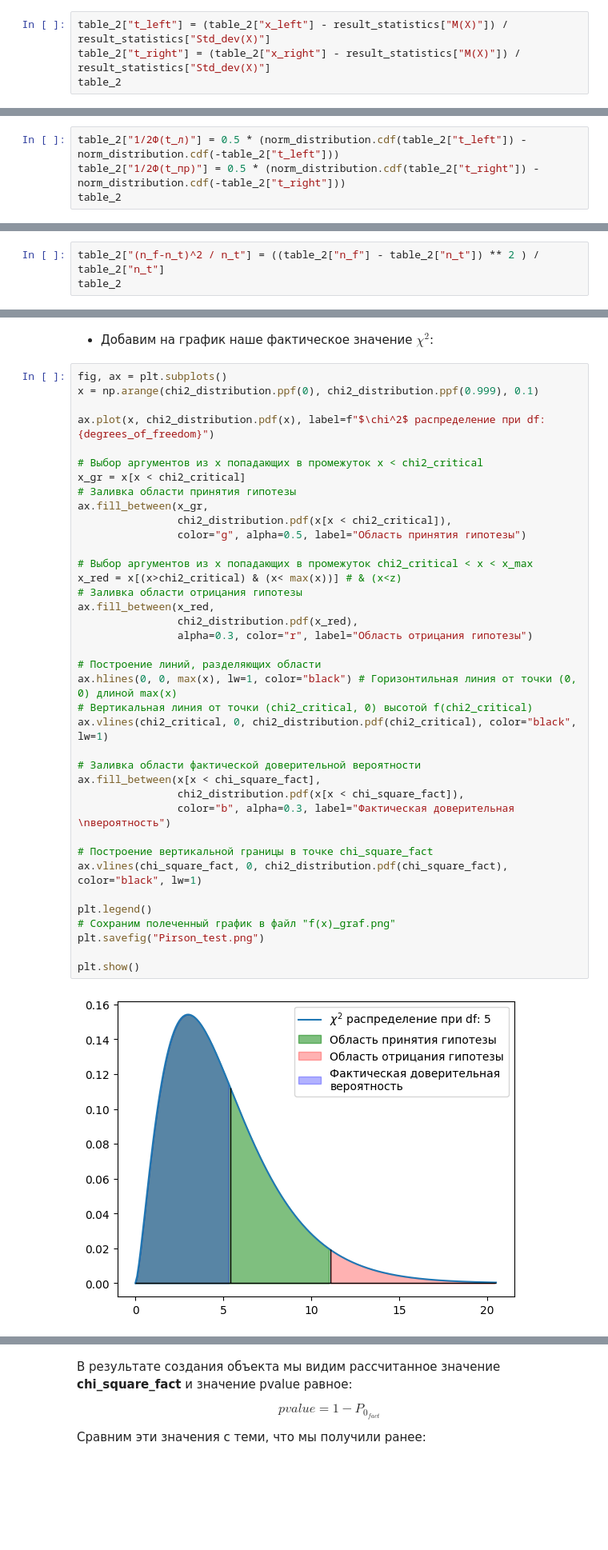
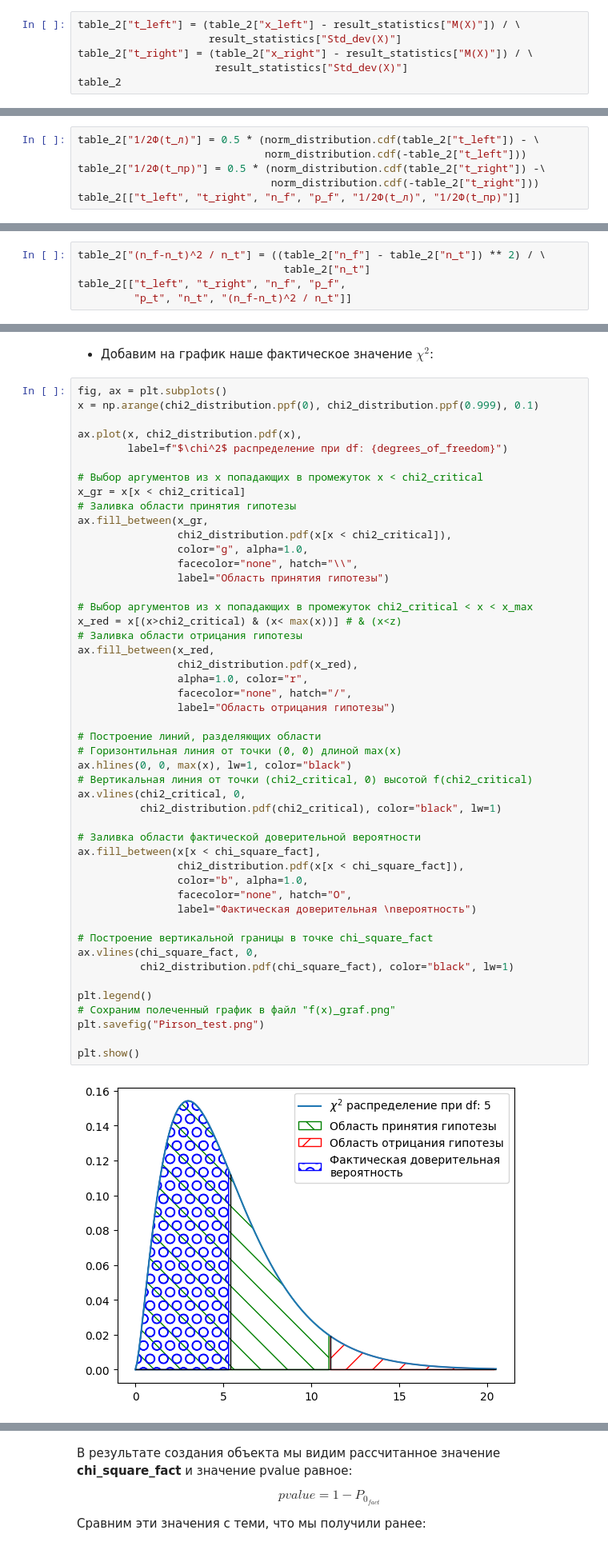
Before and after one commit to Ratven666/BRF, a Jupyter notebook: Part_2/BSR_Statistic_2.ipynb, the cells around one changed output, grey strips where cells are left out. Shown at 80% size. Saved outputs shown, nothing was run; the diff lists cells and outputs as text; blank space fills up the shorter version.

```diff
--- a/Part_2/BSR_Statistic_2.ipynb
+++ b/Part_2/BSR_Statistic_2.ipynb
@@ -106,8 +106,10 @@ table_2
 
 $$ t_i = \frac{x_i - M(X)}{\sigma(X)}: $$
 # %%
-table_2["t_left"] = (table_2["x_left"] - result_statistics["M(X)"]) / result_statistics["Std_dev(X)"]
-table_2["t_right"] = (table_2["x_right"] - result_statistics["M(X)"]) / result_statistics["Std_dev(X)"]
+table_2["t_left"] = (table_2["x_left"] - result_statistics["M(X)"]) / \
+                     result_statistics["Std_dev(X)"]
+table_2["t_right"] = (table_2["x_right"] - result_statistics["M(X)"]) / \
+                      result_statistics["Std_dev(X)"]
 table_2
 # %% [output]
 |  | x_left | x_right | x_avr | n_f | p_f | t_left | t_right |
@@ -288,7 +299,9 @@ plt.show()
 
 Рассчитаем значения $\frac{1}{2}Ф(t_i)$ эквивалентные полученным ранее значением из таблицы интеграла вероятности
 # %%
-table_2["1/2Ф(t_л)"] = 0.5 * (norm_distribution.cdf(table_2["t_left"]) - norm_distribution.cdf(-table_2["t_left"]))
-table_2["1/2Ф(t_пр)"] = 0.5 * (norm_distribution.cdf(table_2["t_right"]) - norm_distribution.cdf(-table_2["t_right"]))
-table_2
+table_2["1/2Ф(t_л)"] = 0.5 * (norm_distribution.cdf(table_2["t_left"]) - \
+                              norm_distribution.cdf(-table_2["t_left"]))
+table_2["1/2Ф(t_пр)"] = 0.5 * (norm_distribution.cdf(table_2["t_right"]) -\
+                               norm_distribution.cdf(-table_2["t_right"]))
+table_2[["t_left", "t_right", "n_f", "p_f", "1/2Ф(t_л)", "1/2Ф(t_пр)"]]
 # %% [output]
@@ -352,6 +367,8 @@ table_2.sum()["n_t"]
 
 $$ \frac{(n_{ф_i} - n_{т_i})^2}{n_{т_i}} :$$
 # %%
-table_2["(n_f-n_t)^2 / n_t"] = ((table_2["n_f"] - table_2["n_t"]) ** 2 ) / table_2["n_t"]
-table_2
+table_2["(n_f-n_t)^2 / n_t"] = ((table_2["n_f"] - table_2["n_t"]) ** 2) / \
+                                 table_2["n_t"]
+table_2[["t_left", "t_right", "n_f", "p_f",
+         "p_t", "n_t", "(n_f-n_t)^2 / n_t"]]
 # %% [output]
@@ -476,42 +504,52 @@ plt.show()
 fig, ax = plt.subplots()
 x = np.arange(chi2_distribution.ppf(0), chi2_distribution.ppf(0.999), 0.1)
 
-ax.plot(x, chi2_distribution.pdf(x), label=f"$\chi^2$ распределение при df: {degrees_of_freedom}")
+ax.plot(x, chi2_distribution.pdf(x),
+        label=f"$\chi^2$ распределение при df: {degrees_of_freedom}")
 
 # Выбор аргументов из x попадающих в промежуток x < chi2_critical
 x_gr = x[x < chi2_critical]
 # Заливка области принятия гипотезы
 ax.fill_between(x_gr,
                 chi2_distribution.pdf(x[x < chi2_critical]),
-                color="g", alpha=0.5, label="Область принятия гипотезы")
+                color="g", alpha=1.0,
+                facecolor="none", hatch="\\",
+                label="Область принятия гипотезы")
 
 # Выбор аргументов из x попадающих в промежуток chi2_critical < x < x_max
 x_red = x[(x>chi2_critical) & (x< max(x))] # & (x<z)
 # Заливка области отрицания гипотезы
 ax.fill_between(x_red,
                 chi2_distribution.pdf(x_red),
-                alpha=0.3, color="r", label="Область отрицания гипотезы")
+                alpha=1.0, color="r",
+                facecolor="none", hatch="/",
+                label="Область отрицания гипотезы")
 
 # Построение линий, разделяющих области
-ax.hlines(0, 0, max(x), lw=1, color="black") # Горизонтильная линия от точки (0, 0) длиной max(x)
+# Горизонтильная линия от точки (0, 0) длиной max(x)
+ax.hlines(0, 0, max(x), lw=1, color="black")
 # Вертикальная линия от точки (chi2_critical, 0) высотой f(chi2_critical)
-ax.vlines(chi2_critical, 0, chi2_distribution.pdf(chi2_critical), color="black", lw=1)
+ax.vlines(chi2_critical, 0,
+          chi2_distribution.pdf(chi2_critical), color="black", lw=1)
 
 # Заливка области фактической доверительной вероятности
 ax.fill_between(x[x < chi_square_fact],
                 chi2_distribution.pdf(x[x < chi_square_fact]),
-                color="b", alpha=0.3, label="Фактическая доверительная \nвероятность")
+                color="b", alpha=1.0,
+                facecolor="none", hatch="O",
+                label="Фактическая доверительная \nвероятность")
 
 # Построение вертикальной границы в точке chi_square_fact
-ax.vlines(chi_square_fact, 0, chi2_distribution.pdf(chi_square_fact), color="black", lw=1)
+ax.vlines(chi_square_fact, 0,
+          chi2_distribution.pdf(chi_square_fact), color="black", lw=1)
 
 plt.legend()
 # Сохраним полeченный график в файл "f(x)_graf.png"
 plt.savefig("Pirson_test.png")
 
 plt.show()
 # %% [output]
-[figure, old version]
+[figure, new version]
 # %% [markdown]
 ### Проверка гипотезы по критерию Пирсона стандартными средствами
 
```
Also changed, not shown: parts of 29 cells of this notebook, 4 other files.
